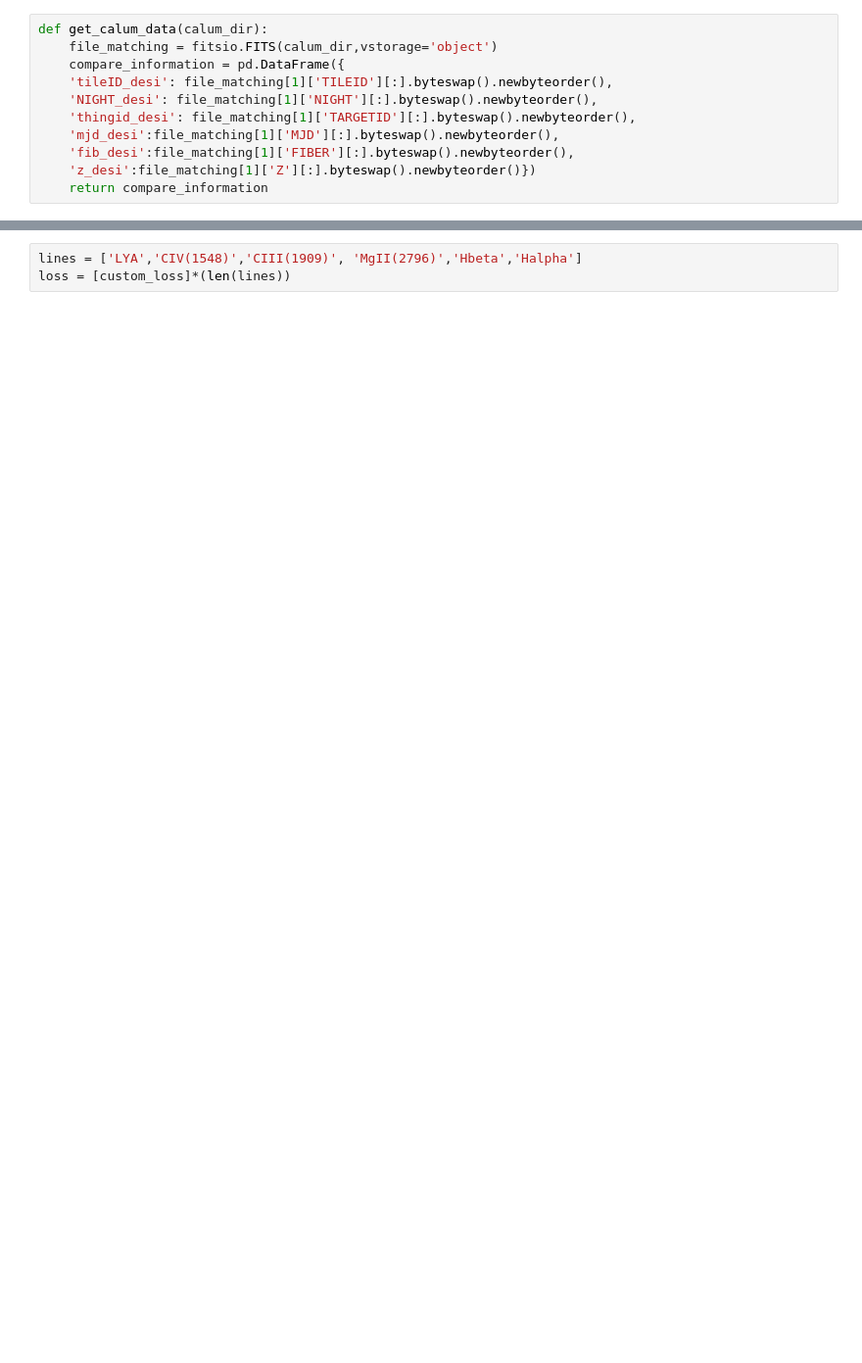
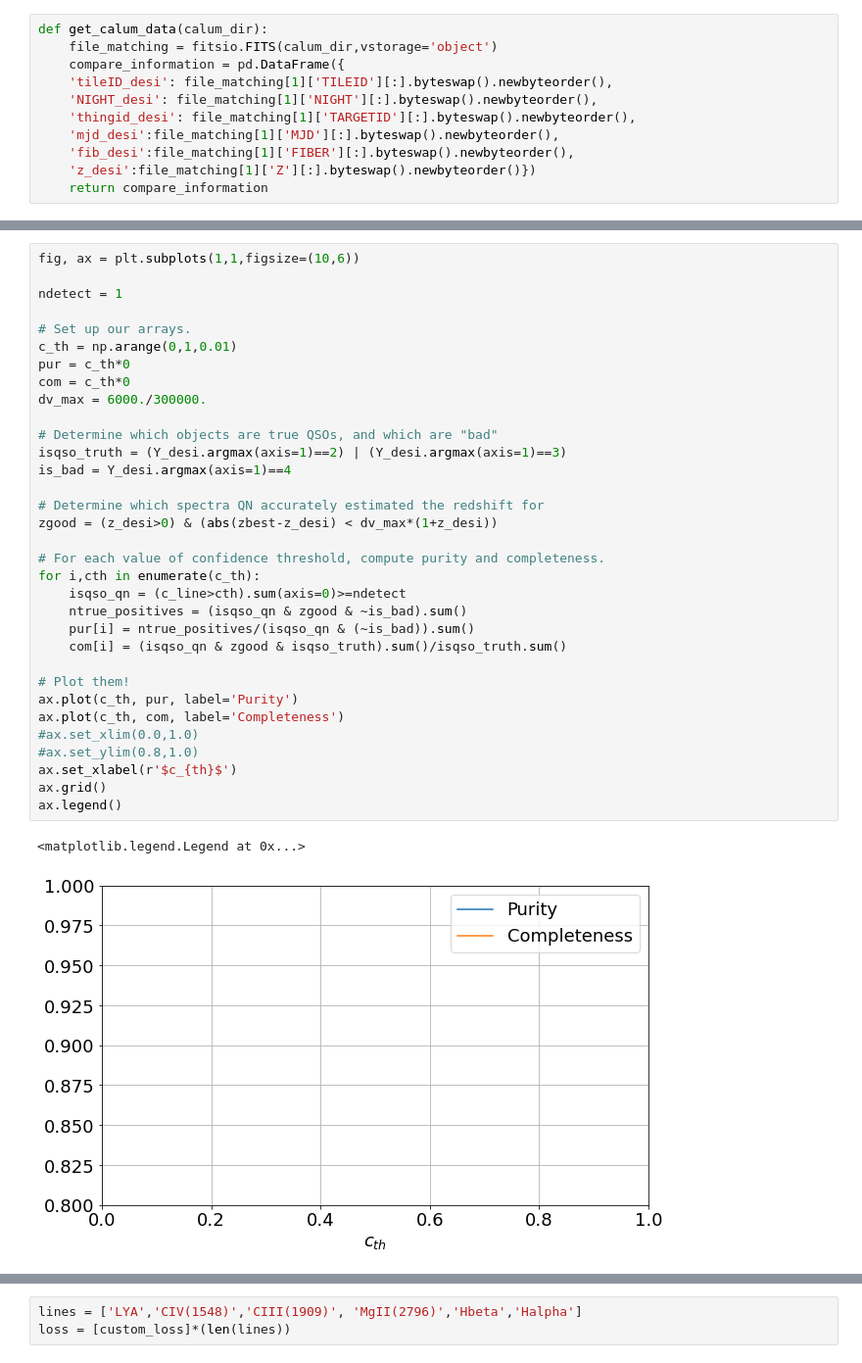
Before and after one commit to moonlovist/DESI_Machine_Learning, a Jupyter notebook: QuasarNET_desi.ipynb, the cells around one changed output, grey strips where cells are left out. Shown at 98% size. Drawn from its saved outputs; the diff is of its cells as text; blank space fills up the shorter version.

```diff
--- a/QuasarNET_desi.ipynb
+++ b/QuasarNET_desi.ipynb
@@ -74,0 +273,36 @@ from scipy.interpolate import splev, splrep
+# %%
+fig, ax = plt.subplots(1,1,figsize=(10,6))
+
+ndetect = 1
+
+# Set up our arrays.
+c_th = np.arange(0,1,0.01)
+pur = c_th*0
+com = c_th*0
+dv_max = 6000./300000.
+
+# Determine which objects are true QSOs, and which are "bad"
+isqso_truth = (Y_desi.argmax(axis=1)==2) | (Y_desi.argmax(axis=1)==3)
+is_bad = Y_desi.argmax(axis=1)==4
+
+# Determine which spectra QN accurately estimated the redshift for
+zgood = (z_desi>0) & (abs(zbest-z_desi) < dv_max*(1+z_desi))
+
+# For each value of confidence threshold, compute purity and completeness.
+for i,cth in enumerate(c_th):
+    isqso_qn = (c_line>cth).sum(axis=0)>=ndetect
+    ntrue_positives = (isqso_qn & zgood & ~is_bad).sum()
+    pur[i] = ntrue_positives/(isqso_qn & (~is_bad)).sum()
+    com[i] = (isqso_qn & zgood & isqso_truth).sum()/isqso_truth.sum()
+
+# Plot them!
+ax.plot(c_th, pur, label='Purity')
+ax.plot(c_th, com, label='Completeness')
+#ax.set_xlim(0.0,1.0)
+#ax.set_ylim(0.8,1.0)
+ax.set_xlabel(r'$c_{th}$')
+ax.grid()
+ax.legend()
+# %% [output]
+<matplotlib.legend.Legend at 0x...>
+[figure, added]
```
Also changed, not shown: parts of 52 cells of this notebook.
